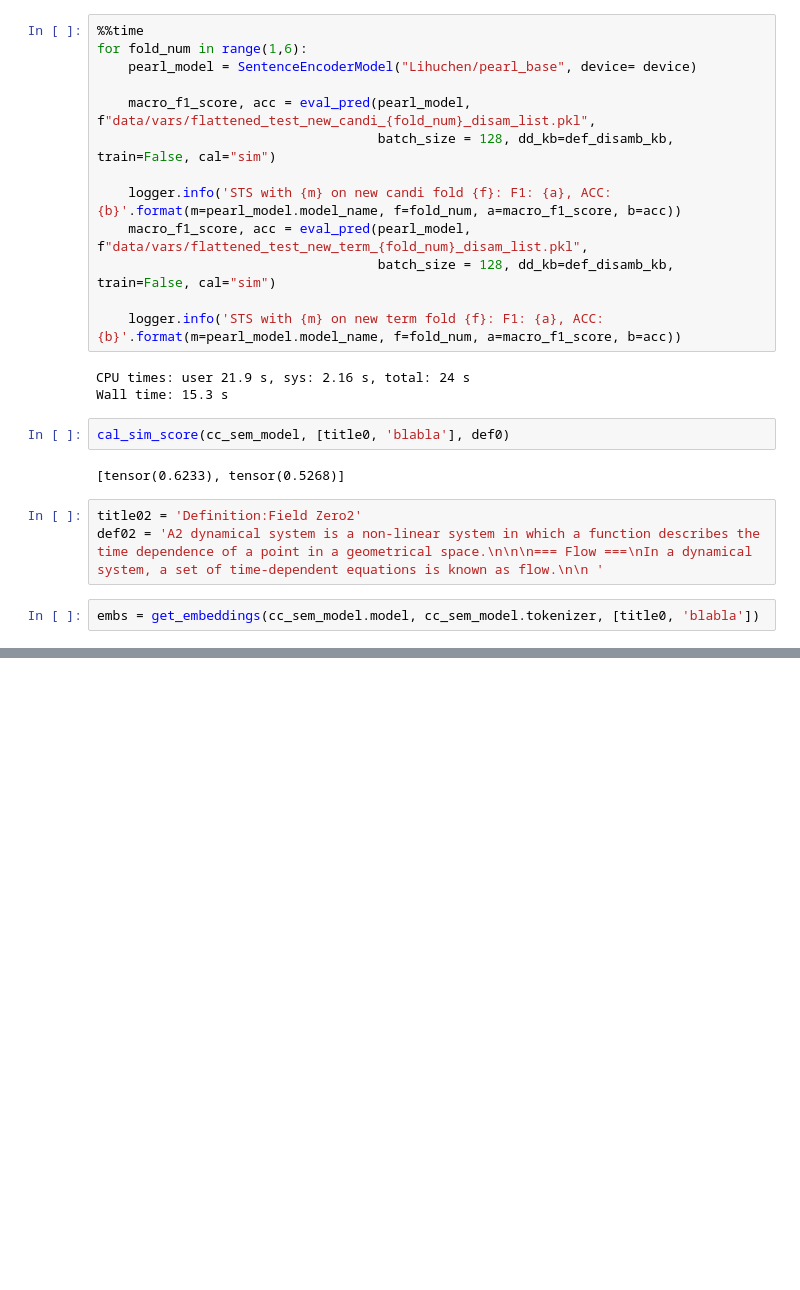
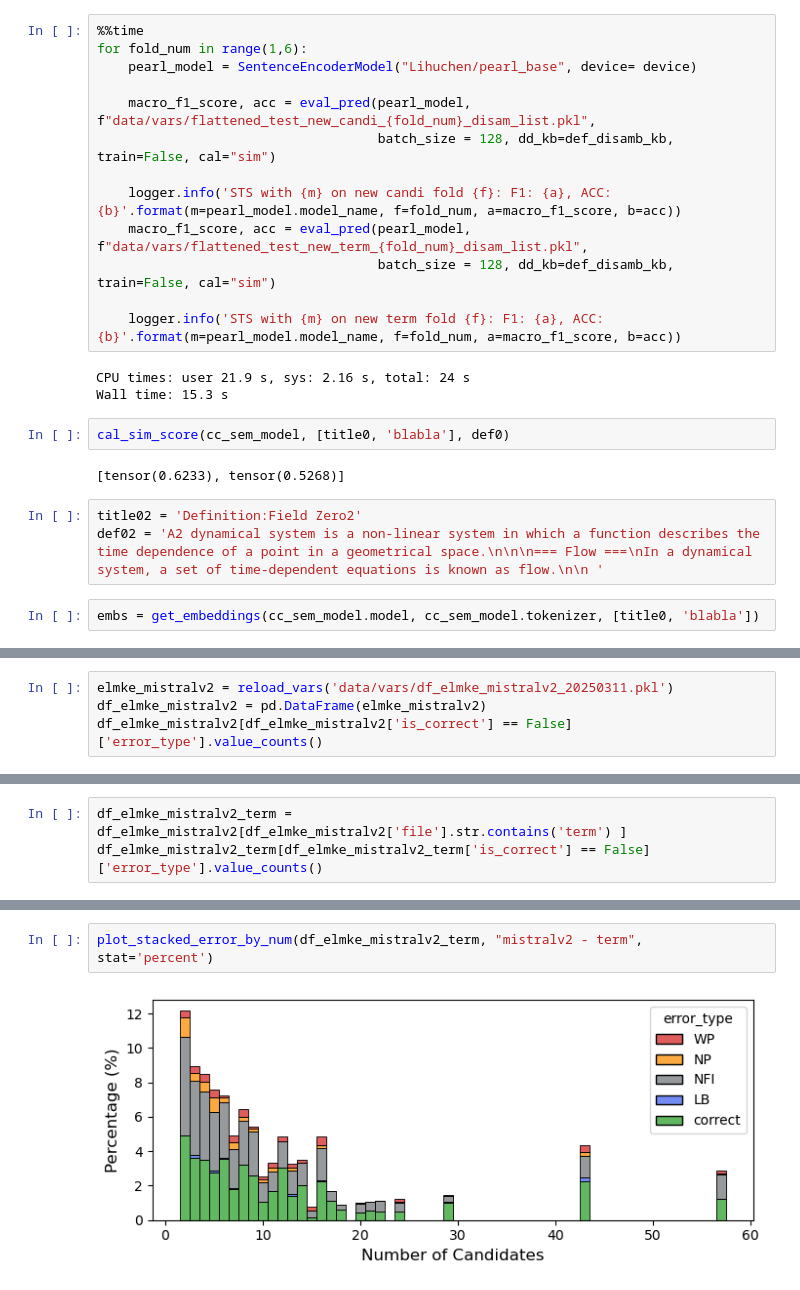
Before and after one commit to sufianj/MathTermDisambiguation, a Jupyter notebook: 20.SentencePairClassifier_5fold.ipynb, the cells around one changed output, grey strips where cells are left out. Saved outputs shown, nothing was run; the diff lists cells and outputs as text; blank space fills up the shorter version.

Commit message:
Update LLM result analysis; add figures

```diff
--- a/20.SentencePairClassifier_5fold.ipynb
+++ b/20.SentencePairClassifier_5fold.ipynb
@@ -1173,0 +1264,4 @@ embs = get_embeddings(cc_sem_model.model, cc_sem_model.tokenizer, [title0, 'blab
+# %%
+elmke_mistralv2 = reload_vars('data/vars/df_elmke_mistralv2_20250311.pkl')
+df_elmke_mistralv2 = pd.DataFrame(elmke_mistralv2)
+df_elmke_mistralv2[df_elmke_mistralv2['is_correct'] == False]['error_type'].value_counts()
@@ -1173,0 +1286,3 @@ embs = get_embeddings(cc_sem_model.model, cc_sem_model.tokenizer, [title0, 'blab
+# %%
+df_elmke_mistralv2_term = df_elmke_mistralv2[df_elmke_mistralv2['file'].str.contains('term') ]
+df_elmke_mistralv2_term[df_elmke_mistralv2_term['is_correct'] == False]['error_type'].value_counts()
@@ -1173,0 +1444,4 @@ embs = get_embeddings(cc_sem_model.model, cc_sem_model.tokenizer, [title0, 'blab
+# %%
+plot_stacked_error_by_num(df_elmke_mistralv2_term, "mistralv2 - term", stat='percent')
+# %% [output]
+[figure, added]
```
Also changed, not shown: parts of 45 cells of this notebook, 8 other files.
